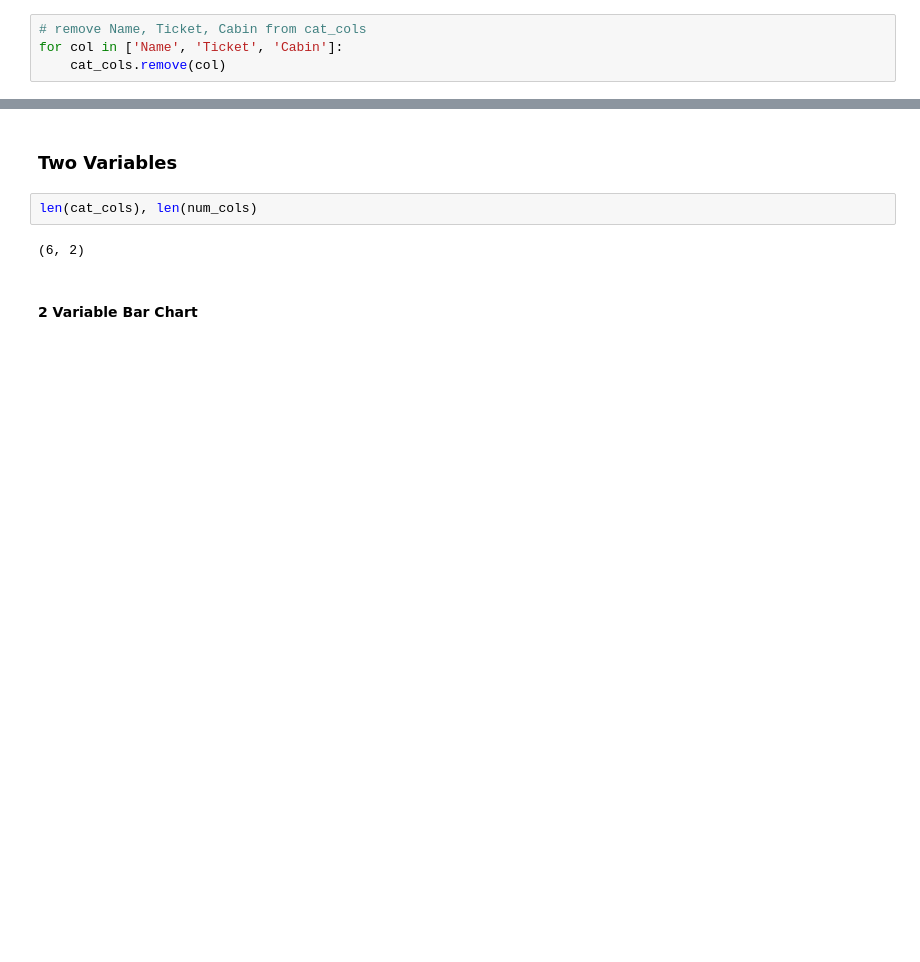
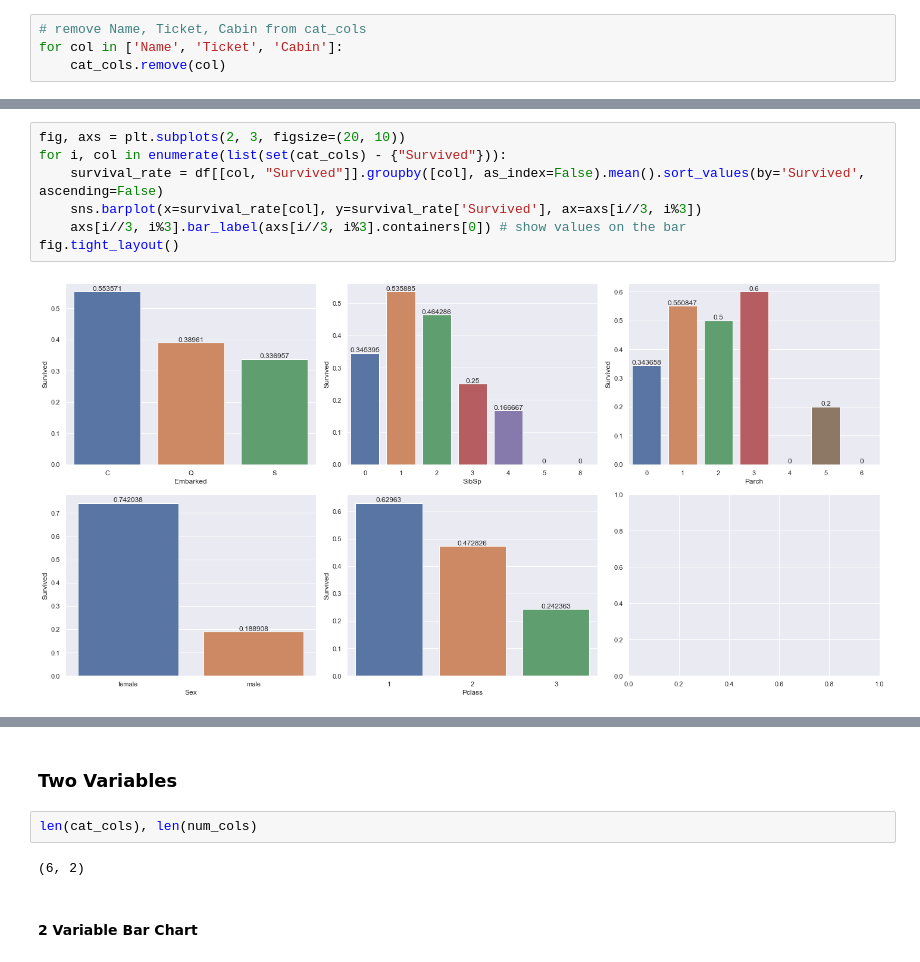
Before and after one commit to edutjie/Machine-Learning-Indonesia.AI, a Jupyter notebook: assignments/EduardusTjitrahardja_A1_batch17.ipynb, the cells around one changed output, grey strips where cells are left out. Cells and saved outputs as stored; diff of their text form; blank space fills up the shorter version.

```diff
--- a/assignments/EduardusTjitrahardja_A1_batch17.ipynb
+++ b/assignments/EduardusTjitrahardja_A1_batch17.ipynb
@@ -163,0 +170,9 @@ for col in ['Name', 'Ticket', 'Cabin']:
+# %%
+fig, axs = plt.subplots(2, 3, figsize=(20, 10))
+for i, col in enumerate(list(set(cat_cols) - {"Survived"})):
+    survival_rate = df[[col, "Survived"]].groupby([col], as_index=False).mean().sort_values(by='Survived', ascending=False)
+    sns.barplot(x=survival_rate[col], y=survival_rate['Survived'], ax=axs[i//3, i%3])
+    axs[i//3, i%3].bar_label(axs[i//3, i%3].containers[0]) # show values on the bar
+fig.tight_layout()
+# %% [output]
+[figure, added]
```
Also changed, not shown: parts of 7 cells of this notebook.
